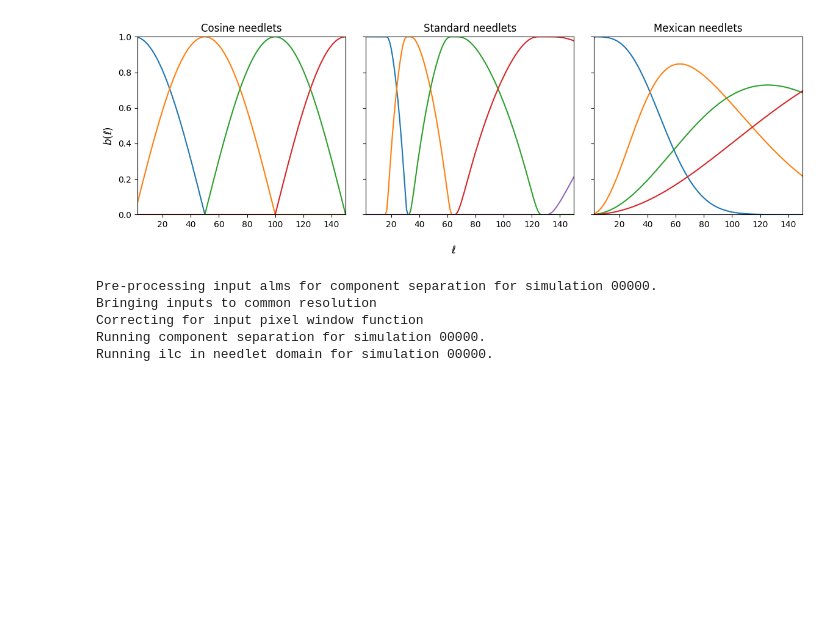
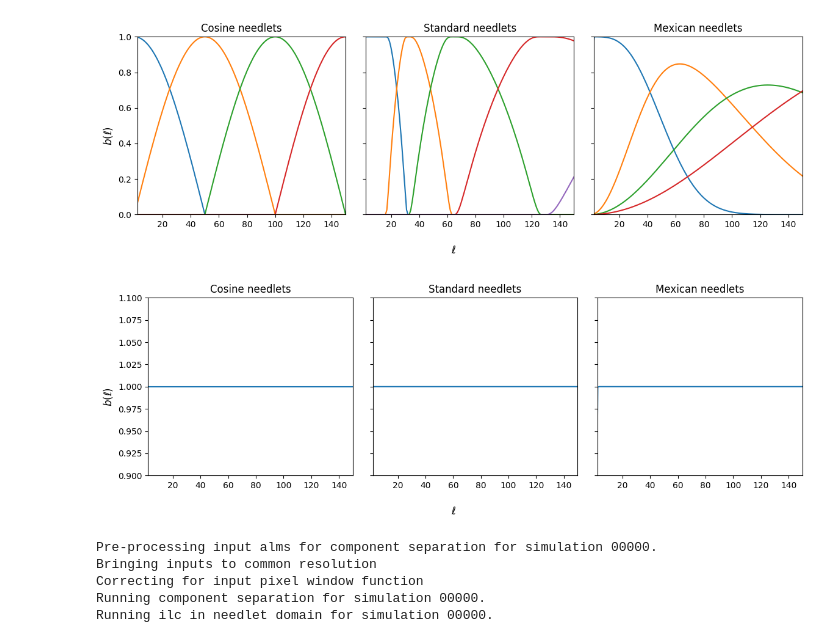
Before and after one commit to alecarones/broom, a Jupyter notebook: tutorials/tutorial_satellite.ipynb, the cells around one changed output. Drawn from its saved outputs; the diff is of its cells as text; code cells hidden in the pictures; blank space fills up the shorter version.

```diff
--- a/tutorials/tutorial_satellite.ipynb
+++ b/tutorials/tutorial_satellite.ipynb
@@ -293,8 +312,11 @@ config_run = {
     # Domain in which the method is applied
     'domain': "pixel",
     # Amount of residual ILC bias. It is used to set the size of the domains where covariance is computed.
+    # std_bias = ilc_bias * std_cmb
     # If 0. (default), covariance is computed as the average over the full sky/patch.
     'ilc_bias': 0.001,
+    # If True, implement a ILC bias correction.
+    'reduce_ilc_bias': False,
     # If different from 0. it will debias the covariance matrix by a factor cov_noise_debias * noise_covariance.
     # Default = 0.
     'cov_noise_debias': 0.
@@ -376,6 +399,26 @@ fig.supylabel(r"$b(\ell)$")
 plt.tight_layout()
 # %% [output]
 [figure]
+# %%
+# Remember always to check that np.sum(needlet_bands**2,axis=0) = 1 at each ell so as to recover the full CMB signal
+
+fig, (ax1, ax2, ax3) = plt.subplots(1, 3, figsize=(12, 4), sharex=True, sharey=True)
+ax1.plot(ells,np.sum(bl_cos**2,axis=0))
+ax2.plot(ells,np.sum(bl_stand**2,axis=0))
+ax3.plot(ells,np.sum(bl_mex**2,axis=0))
+
+ax1.set_xlim(2,config.lmax)
+ax1.set_ylim(0.9,1.1)
+
+ax1.set_title("Cosine needlets")
+ax2.set_title("Standard needlets")
+ax3.set_title("Mexican needlets")
+
+fig.supxlabel(r"$\ell$")
+fig.supylabel(r"$b(\ell)$")
+plt.tight_layout()
+# %% [output]
+[figure, added]
 # %%
 # ILC in needlet domain (NILC)
 
```
Also changed, not shown: parts of 21 cells of this notebook, 3 other files.
